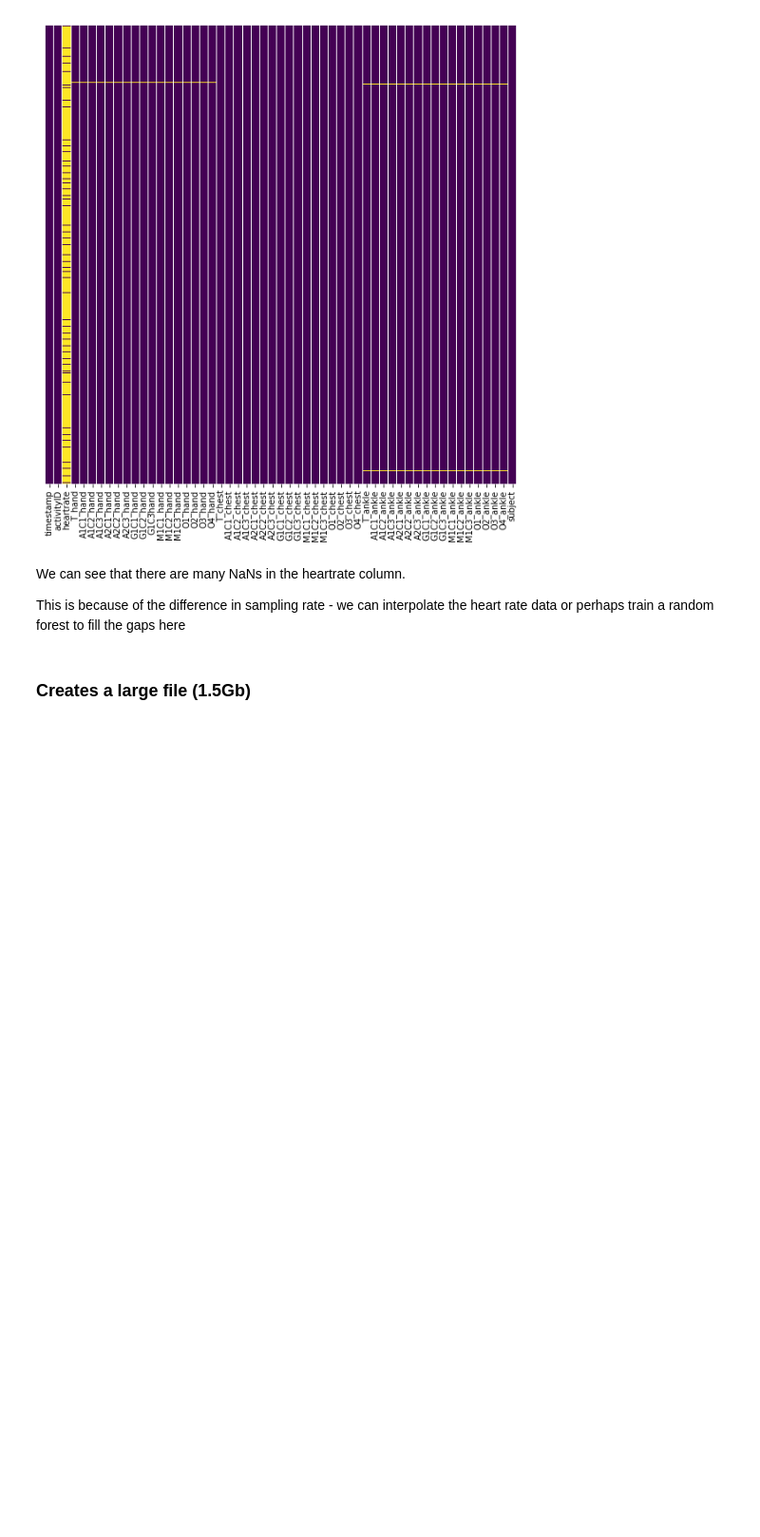
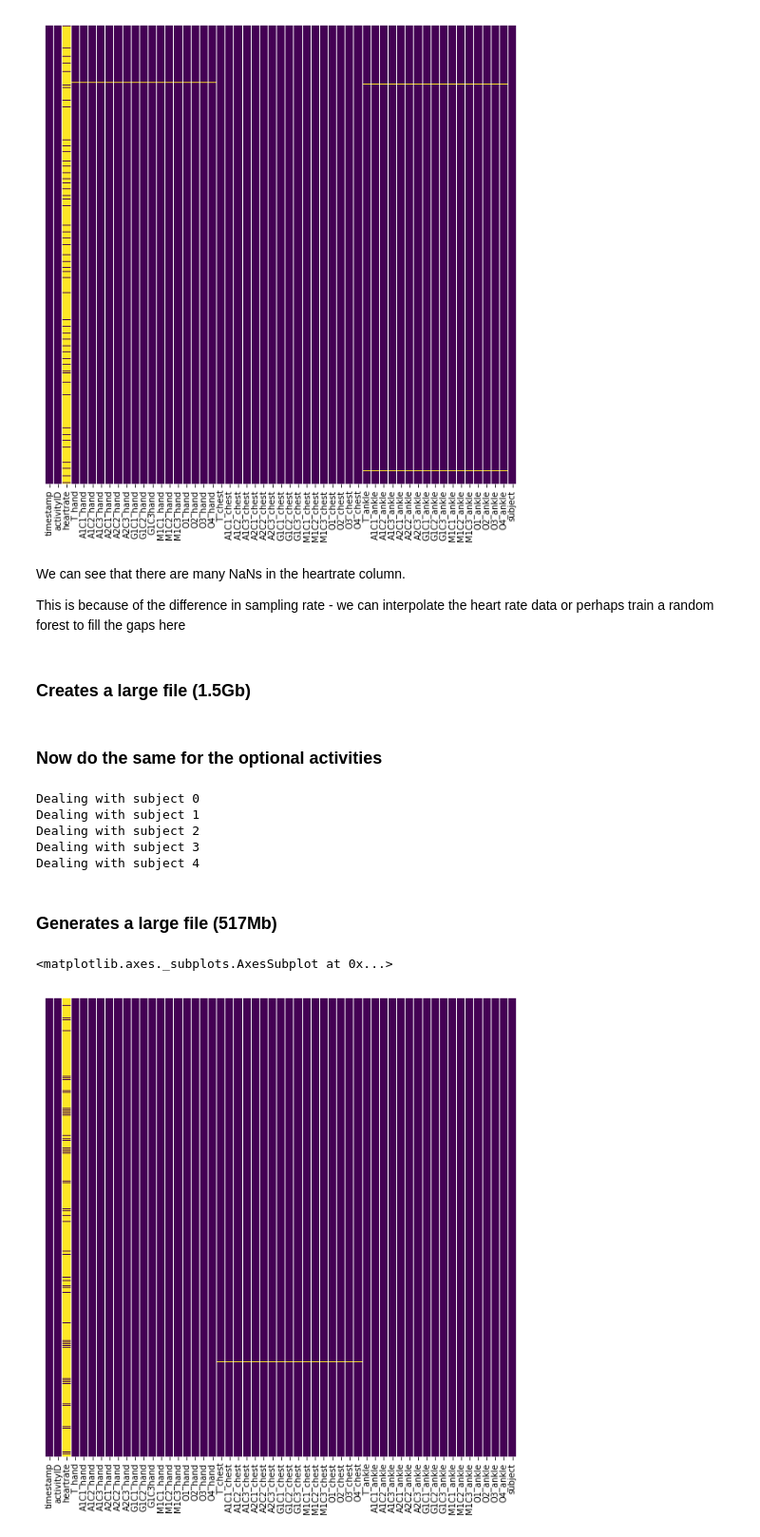
Before and after one commit to kcmeehan/BiometricsActivityClassification, a Jupyter notebook: Biometric_data_load.ipynb, the cells around one changed output. Shown at 95% size. Saved outputs shown, nothing was run; the diff lists cells and outputs as text; code cells hidden in the pictures; blank space fills up the shorter version.

Commit message:
basic plotting and data exploration

```diff
--- a/Biometric_data_load.ipynb
+++ b/Biometric_data_load.ipynb
@@ -71,3 +72,28 @@ a random forest to fill the gaps here
 ### Creates a large file (1.5Gb)
 # %%
 protocol_activities.to_csv("All_subjects_activities.csv",index=False)
+# %% [markdown]
+### Now do the same for the optional activities
+# %%
+optional_datadir = "/Users/rmartinshort/Documents/Berkeley/GDSO/PAMAP2_data/PAMAP2_Dataset/Optional"
+subject_data = glob.glob("%s/*.dat" %optional_datadir)
+
+dfs = []
+
+for i in range(len(subject_data)):
+
+    print("Dealing with subject %i" %i)
+
+    df = pd.read_csv(subject_data[i],sep=' ',names=column_names)
+    df['subject'] = (i+1)*np.ones(len(df))
+    dfs.append(df)
+
+optional_activities = pd.concat(dfs)
+# %% [output]
+Dealing with subject 0
+Dealing with subject 1
+Dealing with subject 2
+Dealing with subject 3
+Dealing with subject 4
+# %% [markdown]
+### Generates a large file (517Mb)
@@ -73,0 +102,6 @@ protocol_activities.to_csv("All_subjects_activities.csv",index=False)
+# %%
+plt.figure(figsize=(10,10))
+sns.heatmap(optional_activities.isnull(),yticklabels=False,cbar=False,cmap='viridis')
+# %% [output]
+<matplotlib.axes._subplots.AxesSubplot at 0x...>
+[figure, added]
```
Also changed, not shown: parts of 3 cells of this notebook, 1 other file.
